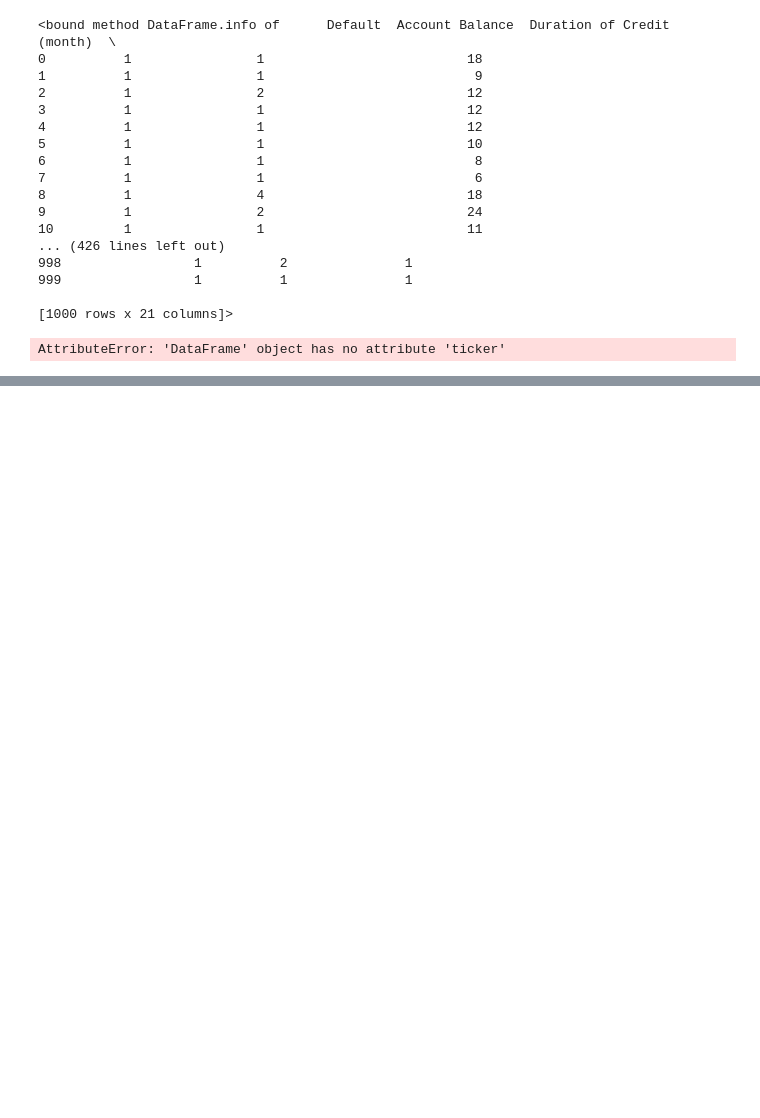
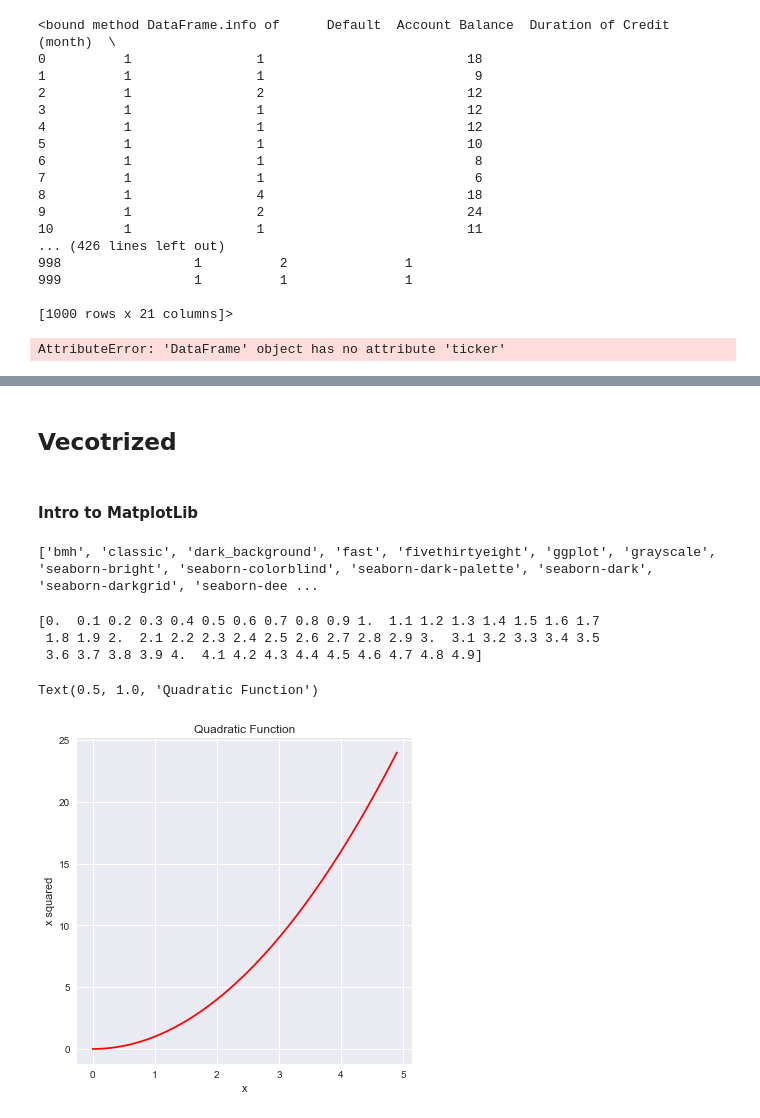
Before and after one commit to freakylemon/py_from_edhec, a Jupyter notebook: My first python notebook.ipynb, the cells around one changed output, grey strips where cells are left out. Drawn from its saved outputs; the diff is of its cells as text; code cells hidden in the pictures; blank space fills up the shorter version.

```diff
--- a/My first python notebook.ipynb
+++ b/My first python notebook.ipynb
@@ -201,0 +306,28 @@ AttributeError: 'DataFrame' object has no attribute 'ticker'
+# %% [markdown]
+## Vecotrized
+# %% [markdown]
+#### Intro to MatplotLib
+# %%
+import matplotlib.pyplot as plt
+plt.style.use('seaborn')
+# %%
+print(plt.style.available)
+# %% [output]
+['bmh', 'classic', 'dark_background', 'fast', 'fivethirtyeight', 'ggplot', 'grayscale', 'seaborn-bright', 'seaborn-colorblind', 'seaborn-dark-palette', 'seaborn-dark', 'seaborn-darkgrid', 'seaborn-dee ...
+# %%
+x = np.arange(0, 5, 0.1)
+y2 = x ** 2
+print(x)
+# %% [output]
+[0.  0.1 0.2 0.3 0.4 0.5 0.6 0.7 0.8 0.9 1.  1.1 1.2 1.3 1.4 1.5 1.6 1.7
+ 1.8 1.9 2.  2.1 2.2 2.3 2.4 2.5 2.6 2.7 2.8 2.9 3.  3.1 3.2 3.3 3.4 3.5
+ 3.6 3.7 3.8 3.9 4.  4.1 4.2 4.3 4.4 4.5 4.6 4.7 4.8 4.9]
+# %%
+plt.figure(figsize = (6,6))
+plt.plot(x, y2, 'r')
+plt.xlabel('x')
+plt.ylabel('x squared')
+plt.title('Quadratic Function')
+# %% [output]
+Text(0.5, 1.0, 'Quadratic Function')
+[figure, added]
```
Also changed, not shown: parts of 29 cells of this notebook, 9 other files.
